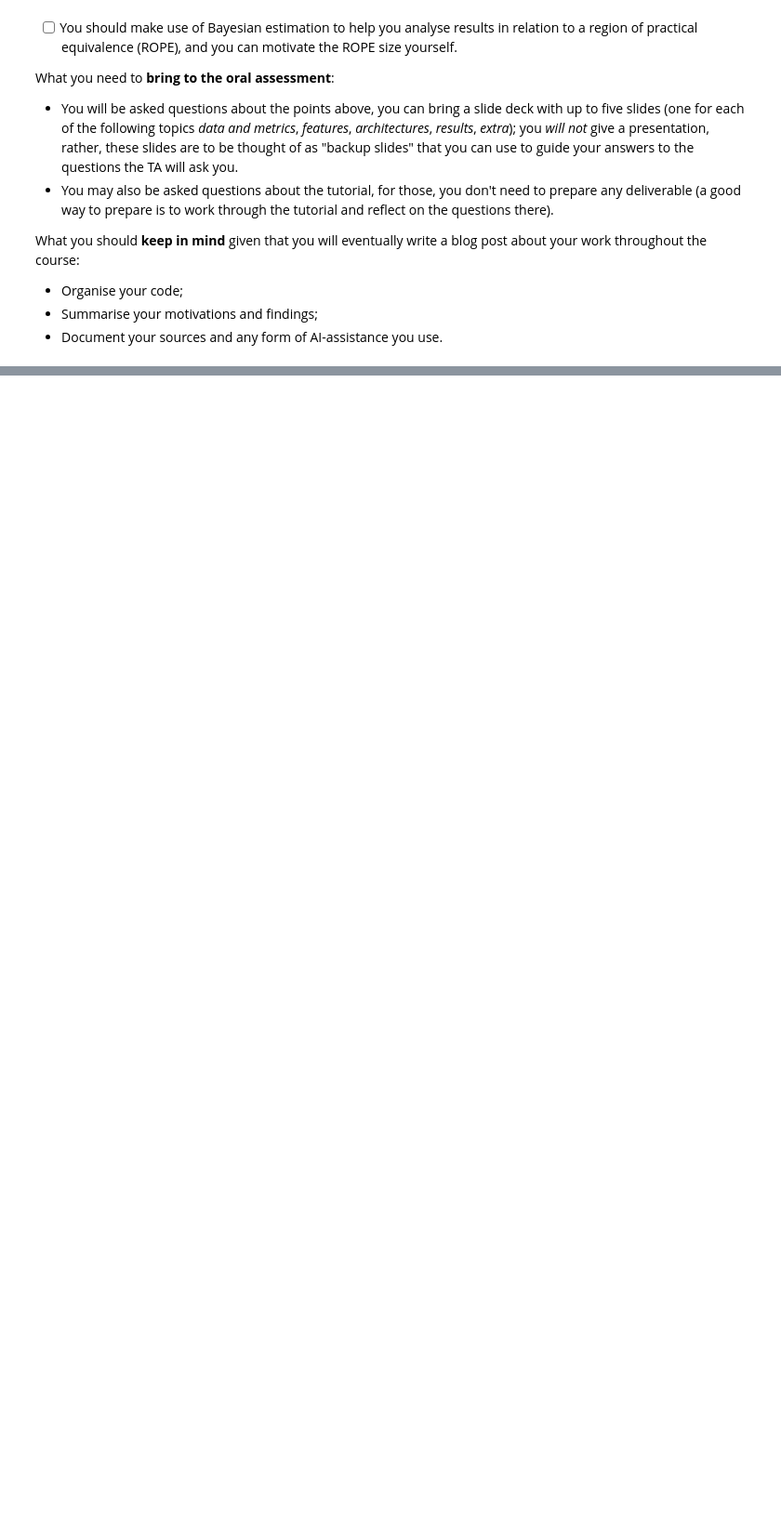
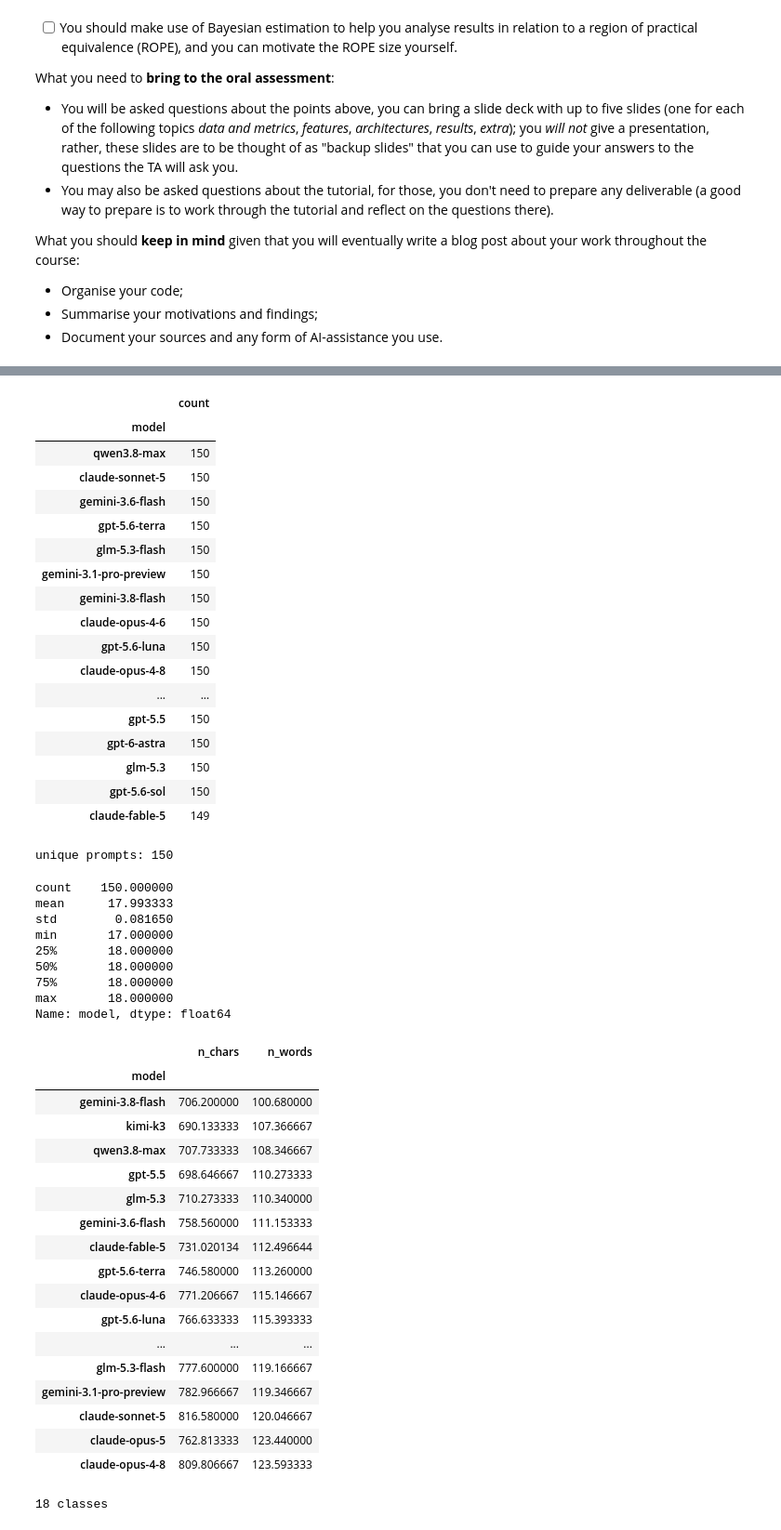
Before and after one commit to artificial-cesare/nlp1-team, a Jupyter notebook: part1/project.ipynb, the cells around one changed output, grey strips where cells are left out. Shown at 93% size. Drawn from its saved outputs; the diff is of its cells as text; code cells hidden in the pictures; blank space fills up the shorter version.

```diff
--- a/part1/project.ipynb
+++ b/part1/project.ipynb
@@ -51,0 +131,25 @@ What you should **keep in mind** given that you will eventually write a blog pos
+# %%
+import pandas as pd
+
+train_df = pd.read_csv(DATA_DIR / "train.csv")
+test_df = pd.read_csv(DATA_DIR / "test.csv")
+print(train_df.shape, test_df.shape)
+display(train_df.head())
+
+# Label distribution
+display(train_df["model"].value_counts().to_frame("count"))
+
+# Prompts: how many, and how many models answer each one?
+print("unique prompts:", train_df["prompt_id"].nunique())
+display(train_df.groupby("prompt_id")["model"].nunique().describe())
+
+# Length per model (characters / whitespace tokens)
+train_df["n_chars"] = train_df["text"].str.len()
+train_df["n_words"] = train_df["text"].str.split().str.len()
+display(train_df.groupby("model")[["n_chars", "n_words"]].mean().sort_values("n_words"))
+
+# Outcome space: map label names <-> integer ids (as in the tutorial)
+outcome_space = part1.clslib.NamedClasses(sorted(train_df["model"].unique()))
+pairs = [(t, outcome_space.index(m)) for t, m in zip(train_df["text"], train_df["model"])]
+print(len(outcome_space), "classes")
+# %% [output]
@@ -51,0 +163,47 @@ What you should **keep in mind** given that you will eventually write a blog pos
+|  | count |
+| model |  |
+| qwen3.8-max | 150 |
+| claude-sonnet-5 | 150 |
+| gemini-3.6-flash | 150 |
+| gpt-5.6-terra | 150 |
+| glm-5.3-flash | 150 |
+| gemini-3.1-pro-preview | 150 |
+| gemini-3.8-flash | 150 |
+| claude-opus-4-6 | 150 |
+| gpt-5.6-luna | 150 |
+| claude-opus-4-8 | 150 |
+| ... | ... |
+| gpt-5.5 | 150 |
+| gpt-6-astra | 150 |
+| glm-5.3 | 150 |
+| gpt-5.6-sol | 150 |
+| claude-fable-5 | 149 |
+unique prompts: 150
+count    150.000000
+mean      17.993333
+std        0.081650
+min       17.000000
+25%       18.000000
+50%       18.000000
+75%       18.000000
+max       18.000000
+Name: model, dtype: float64
+|  | n_chars | n_words |
+| model |  |  |
+| gemini-3.8-flash | 706.200000 | 100.680000 |
+| kimi-k3 | 690.133333 | 107.366667 |
+| qwen3.8-max | 707.733333 | 108.346667 |
+| gpt-5.5 | 698.646667 | 110.273333 |
+| glm-5.3 | 710.273333 | 110.340000 |
+| gemini-3.6-flash | 758.560000 | 111.153333 |
+| claude-fable-5 | 731.020134 | 112.496644 |
+| gpt-5.6-terra | 746.580000 | 113.260000 |
+| claude-opus-4-6 | 771.206667 | 115.146667 |
+| gpt-5.6-luna | 766.633333 | 115.393333 |
+| ... | ... | ... |
+| glm-5.3-flash | 777.600000 | 119.166667 |
+| gemini-3.1-pro-preview | 782.966667 | 119.346667 |
+| claude-sonnet-5 | 816.580000 | 120.046667 |
+| claude-opus-5 | 762.813333 | 123.440000 |
+| claude-opus-4-8 | 809.806667 | 123.593333 |
+18 classes
```
Also changed, not shown: parts of 23 cells of this notebook.
